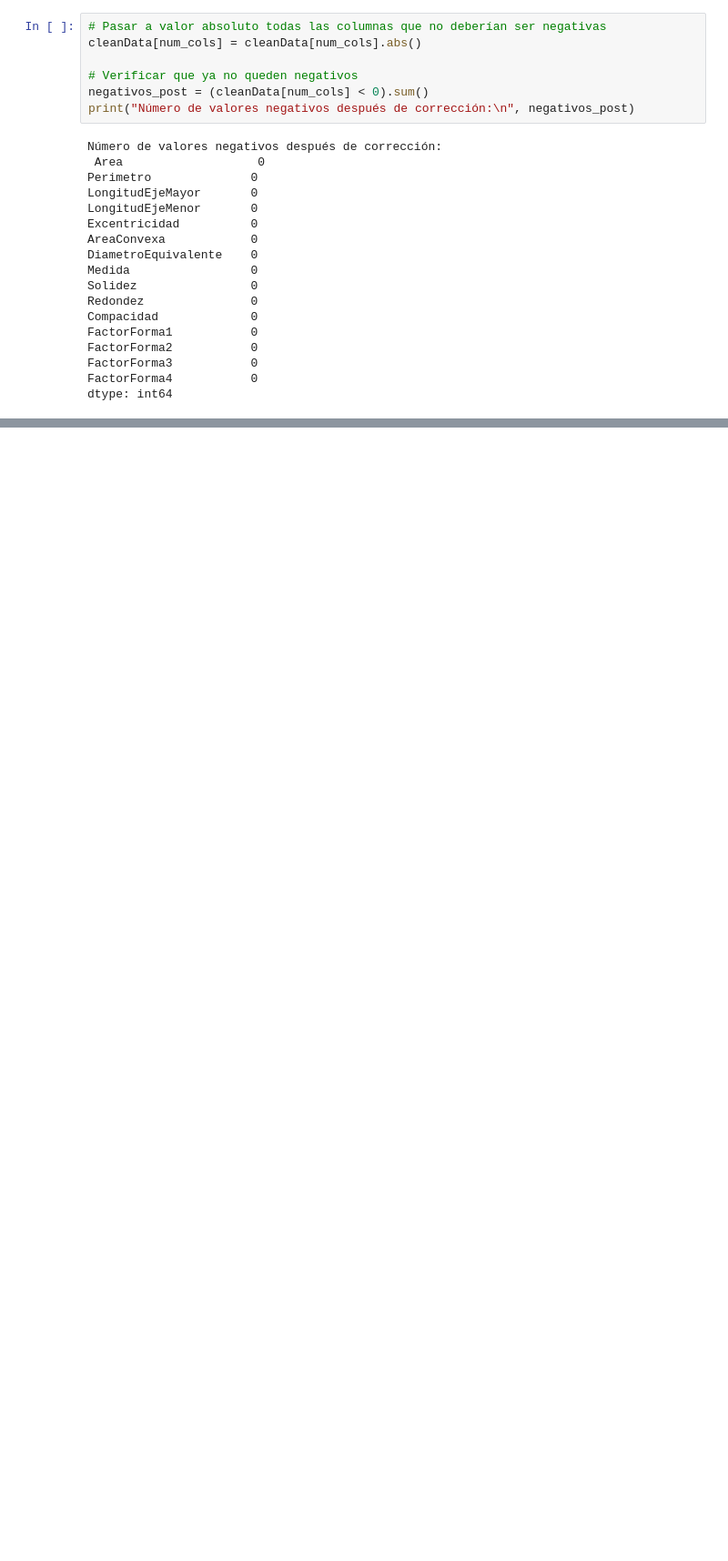
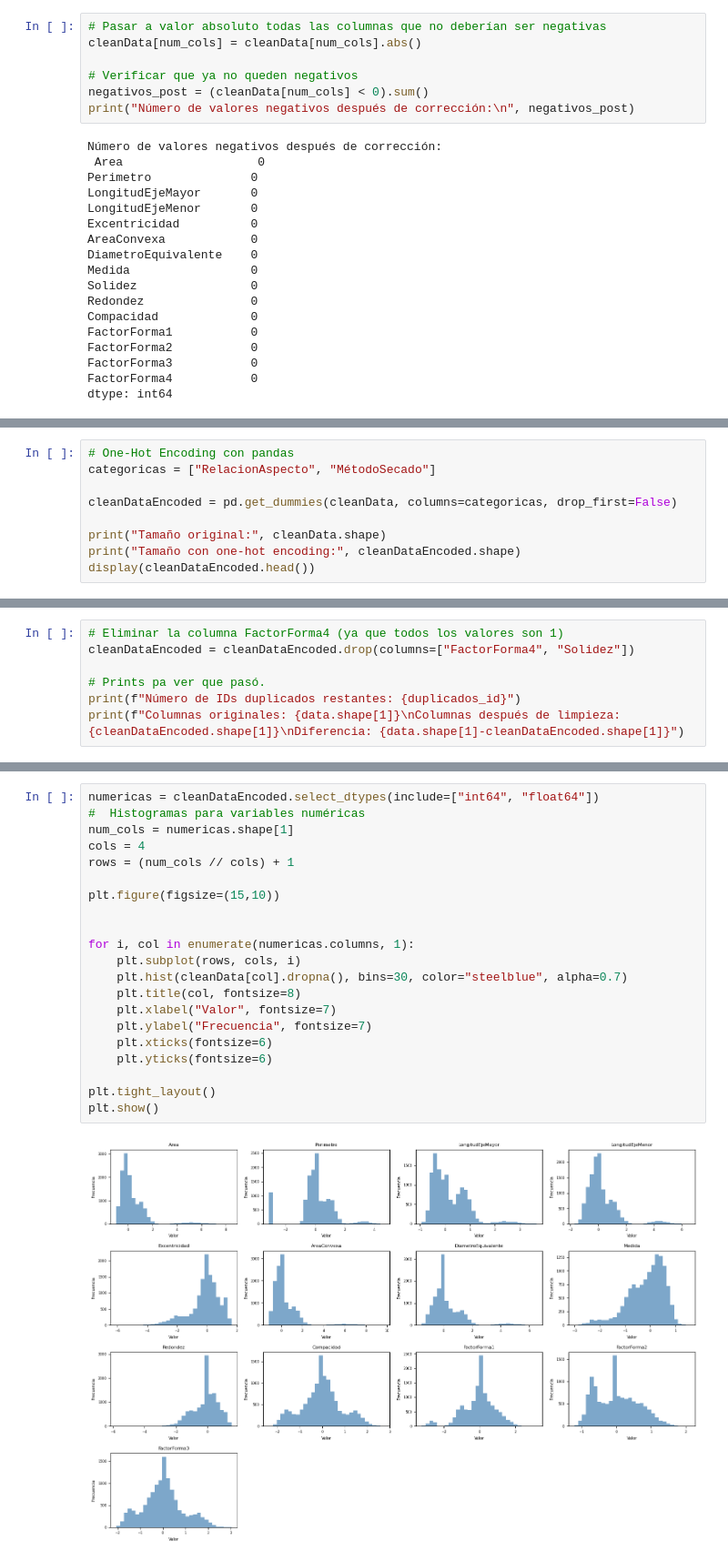
Before and after one commit to LuigiEnLaCasa/LaboratoriosBI, a Jupyter notebook: Laboratorio2/lab2.ipynb, the cells around one changed output, grey strips where cells are left out. Shown: that part at 91% size. Cells and saved outputs as stored; diff of their text form; blank space fills up the shorter version.

Commit message:
Esacalado y one hot encoding

```diff
--- a/Laboratorio2/lab2.ipynb
+++ b/Laboratorio2/lab2.ipynb
@@ -760,0 +792,9 @@ cleanData[num_cols].head()
+# %%
+# One-Hot Encoding con pandas
+categoricas = ["RelacionAspecto", "MétodoSecado"]
+
+cleanDataEncoded = pd.get_dummies(cleanData, columns=categoricas, drop_first=False)
+
+print("Tamaño original:", cleanData.shape)
+print("Tamaño con one-hot encoding:", cleanDataEncoded.shape)
+display(cleanDataEncoded.head())
@@ -760,0 +827,7 @@ cleanData[num_cols].head()
+# %%
+# Eliminar la columna FactorForma4 (ya que todos los valores son 1)
+cleanDataEncoded = cleanDataEncoded.drop(columns=["FactorForma4", "Solidez"])
+
+# Prints pa ver que pasó.
+print(f"Número de IDs duplicados restantes: {duplicados_id}")
+print(f"Columnas originales: {data.shape[1]}\nColumnas después de limpieza: {cleanDataEncoded.shape[1]}\nDiferencia: {data.shape[1]-cleanDataEncoded.shape[1]}")
@@ -760,0 +839,23 @@ cleanData[num_cols].head()
+# %%
+numericas = cleanDataEncoded.select_dtypes(include=["int64", "float64"])
+#  Histogramas para variables numéricas
+num_cols = numericas.shape[1]
+cols = 4
+rows = (num_cols // cols) + 1
+
+plt.figure(figsize=(15,10))
+
+
+for i, col in enumerate(numericas.columns, 1):
+    plt.subplot(rows, cols, i)
+    plt.hist(cleanData[col].dropna(), bins=30, color="steelblue", alpha=0.7)
+    plt.title(col, fontsize=8)
+    plt.xlabel("Valor", fontsize=7)
+    plt.ylabel("Frecuencia", fontsize=7)
+    plt.xticks(fontsize=6)
+    plt.yticks(fontsize=6)
+
+plt.tight_layout()
+plt.show()
+# %% [output]
+[figure, added]
```
Also changed, not shown: parts of 8 cells of this notebook.
